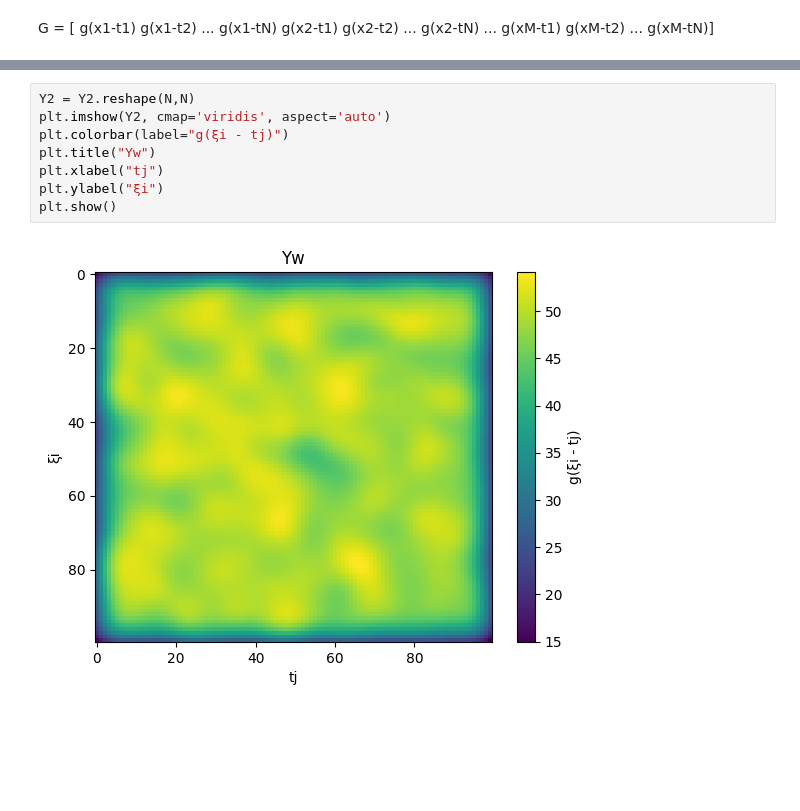
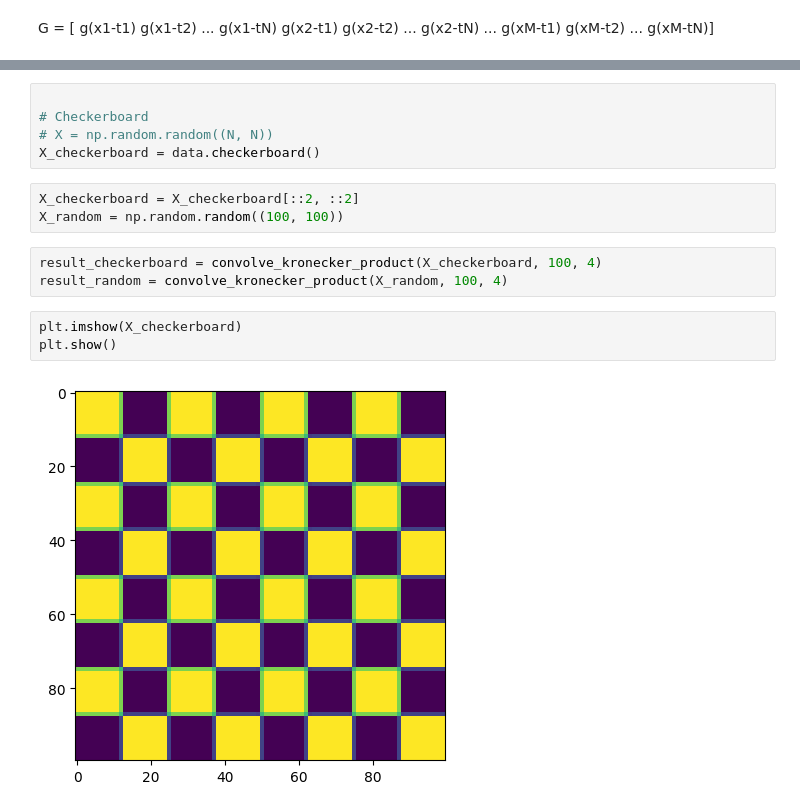
Before and after one commit to wanaincode/seminar2024_demo, a Jupyter notebook: regulation.ipynb, the cells around one changed output, grey strips where cells are left out. Cells and saved outputs as stored; diff of their text form; blank space fills up the shorter version.

Commit message:
convolve_kronecker_product

```diff
--- a/regulation.ipynb
+++ b/regulation.ipynb
@@ -61,10 +89,16 @@ vec_Y2:[15.94877761 18.54670938 20.8318293  ... 19.58598667 17.46067291
-# %%
-Y2 = Y2.reshape(N,N)
-plt.imshow(Y2, cmap='viridis', aspect='auto')
-plt.colorbar(label="g(ξi - tj)")
-plt.title("Yw")
-plt.xlabel("tj")
-plt.ylabel("ξi")
-plt.show()
-# %% [output]
-[figure, removed]
+# %%
+
+# Checkerboard
+# X = np.random.random((N, N))
+X_checkerboard = data.checkerboard()
+# %%
+X_checkerboard = X_checkerboard[::2, ::2]
+X_random = np.random.random((100, 100))
+# %%
+result_checkerboard = convolve_kronecker_product(X_checkerboard, 100, 4)
+result_random = convolve_kronecker_product(X_random, 100, 4)
+# %%
+plt.imshow(X_checkerboard)
+plt.show()
+# %% [output]
+[figure, added]
```
Also changed, not shown: parts of 4 cells of this notebook.
